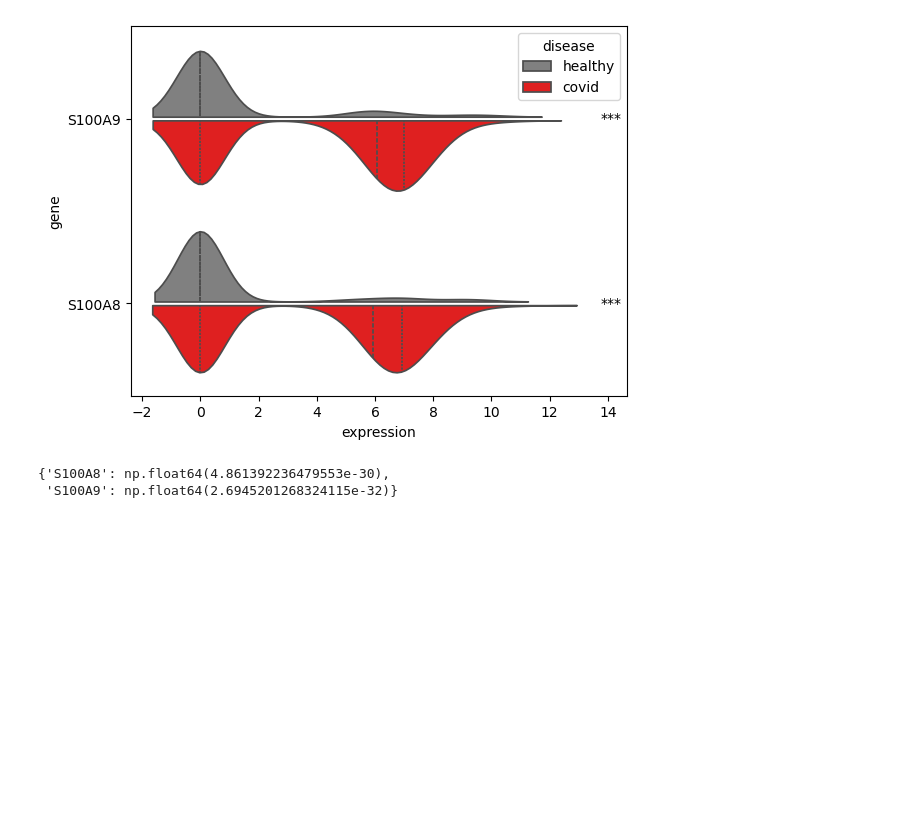
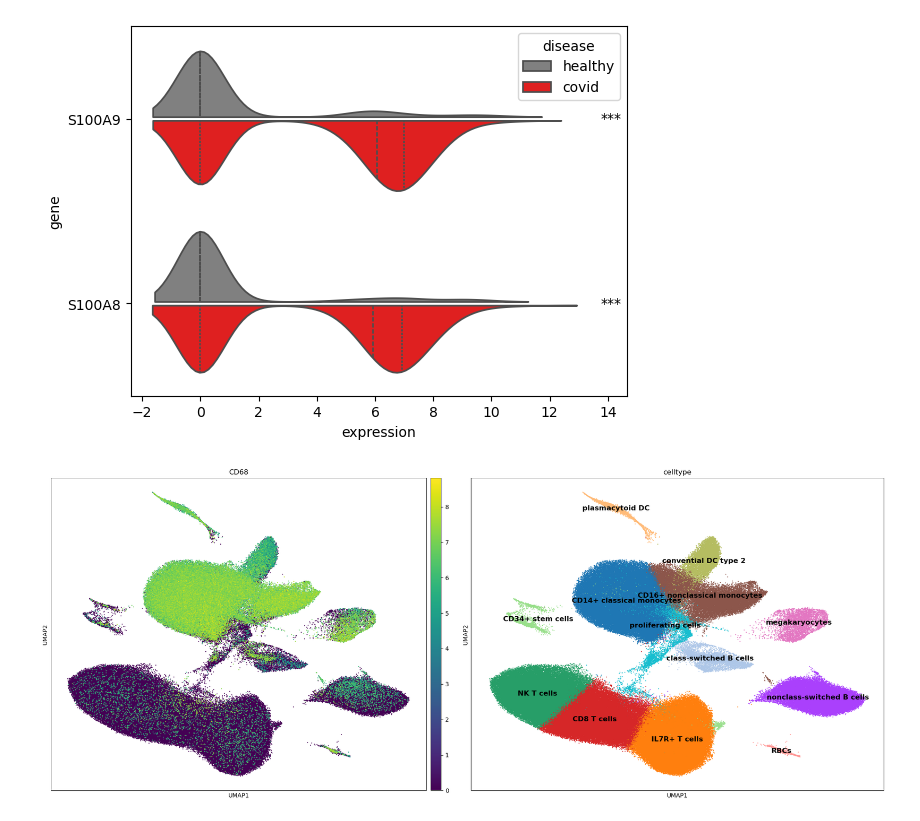
Before and after one commit to Guitout31415/SIGMA, a Jupyter notebook: notebooks/compare_fortman_sigma.ipynb, the cells around one changed output. Drawn from its saved outputs; the diff is of its cells as text; code cells hidden in the pictures; blank space fills up the shorter version.

```diff
--- a/notebooks/compare_fortman_sigma.ipynb
+++ b/notebooks/compare_fortman_sigma.ipynb
@@ -351,18 +352,11 @@ for i, gene in enumerate(y_order):
 plt.show()
 # %% [output]
 [figure]
-# %%
-# Mann-Whitney test between covid and healthy for each gene in mk_df_melt_s100
-pvals_covid_healthy = {}
-
-for gene, sub in mk_df_melt_s100.groupby("gene"):
-    x = sub.loc[sub["disease"] == "covid", "expression"]
-    y = sub.loc[sub["disease"] == "healthy", "expression"]
-    if len(x) > 0 and len(y) > 0:
-        _, p = mannwhitneyu(x, y, alternative="two-sided")
-        pvals_covid_healthy[gene] = p
-
-pvals_covid_healthy
-# %% [output]
-{'S100A8': np.float64(4.861392236479553e-30),
- 'S100A9': np.float64(2.6945201268324115e-32)}
+# %%
+fig, ax = plt.subplots(1,2, figsize=(20,8))
+sc.pl.umap(adata_sumry, color="celltype", ax=ax[1], show=False, size=10, legend_loc="on data", legend_fontsize=12)
+sc.pl.umap(adata_sumry, color="CD68", ax=ax[0], show=False, size=10)
+plt.tight_layout()
+plt.show()
+# %% [output]
+[figure, added]
```
Also changed, not shown: parts of 2 cells of this notebook, 2 other files.
